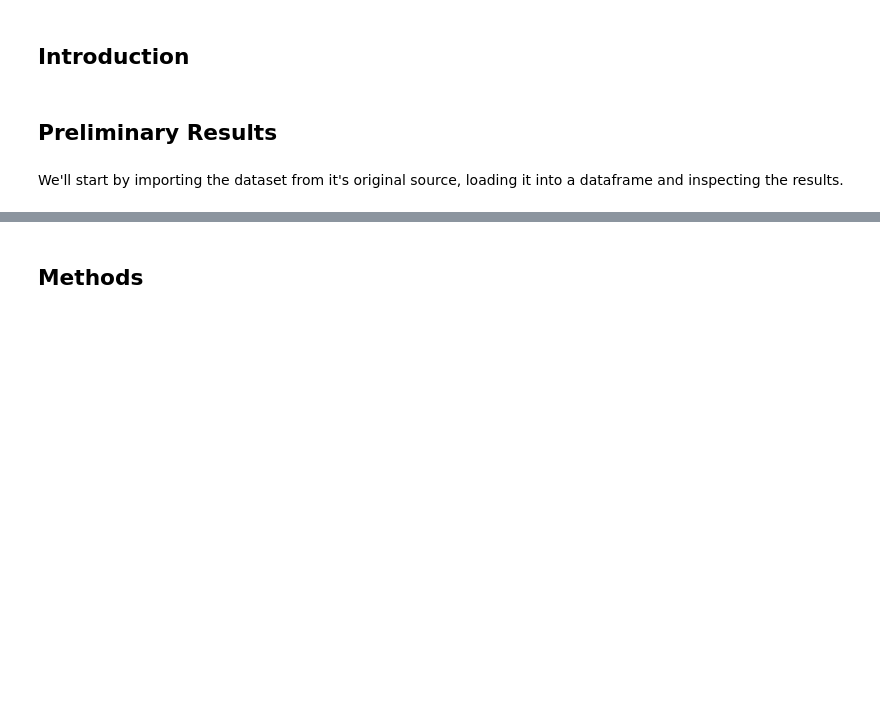
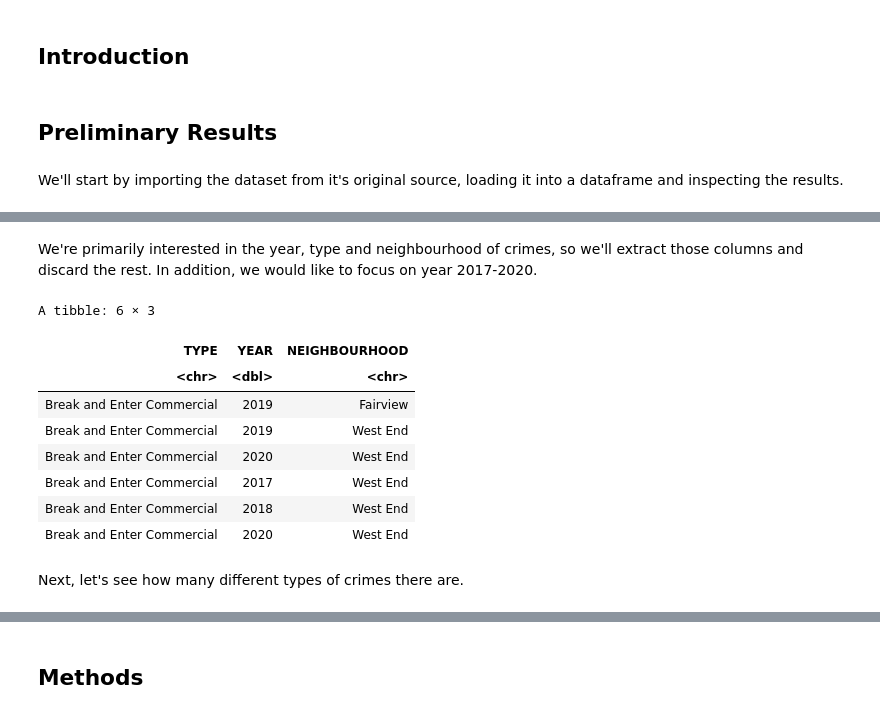
Before and after one commit to adammitha/STAT201-group-project, a Jupyter notebook: Project Proposals/VPDCrime/Proposal.ipynb, the cells around one changed output, grey strips where cells are left out. Cells and saved outputs as stored; diff of their text form; code cells hidden in the pictures; blank space fills up the shorter version.

```diff
--- a/Project Proposals/VPDCrime/Proposal.ipynb
+++ b/Project Proposals/VPDCrime/Proposal.ipynb
@@ -25,3 +25,22 @@ A tibble: 6 × 10
 | Break and Enter Commercial | 2014 | 8 | 8 | 5 | 13 | 10XX ALBERNI ST | West End | 491015.9 | 5459166 |
 | Break and Enter Commercial | 2020 | 7 | 28 | 19 | 12 | 10XX ALBERNI ST | West End | 491015.9 | 5459166 |
 | Break and Enter Commercial | 2005 | 11 | 14 | 3 | 9 | 10XX ALBERNI ST | West End | 491021.4 | 5459161 |
+# %% [markdown]
+We're primarily interested in the year, type and neighbourhood of crimes, so we'll extract those columns and discard the rest. In addition, we would like to focus on year 2017-2020.
+# %%
+crime_data <- crime_data %>%
+    select(TYPE, YEAR, NEIGHBOURHOOD) %>%
+    filter(2017 <= YEAR & YEAR <= 2020)
+head(crime_data)
+# %% [output]
+A tibble: 6 × 3
+| TYPE | YEAR | NEIGHBOURHOOD |
+| <chr> | <dbl> | <chr> |
+| Break and Enter Commercial | 2019 | Fairview |
+| Break and Enter Commercial | 2019 | West End |
+| Break and Enter Commercial | 2020 | West End |
+| Break and Enter Commercial | 2017 | West End |
+| Break and Enter Commercial | 2018 | West End |
+| Break and Enter Commercial | 2020 | West End |
+# %% [markdown]
+Next, let's see how many different types of crimes there are.
```
Also changed, not shown: parts of 5 cells of this notebook.
